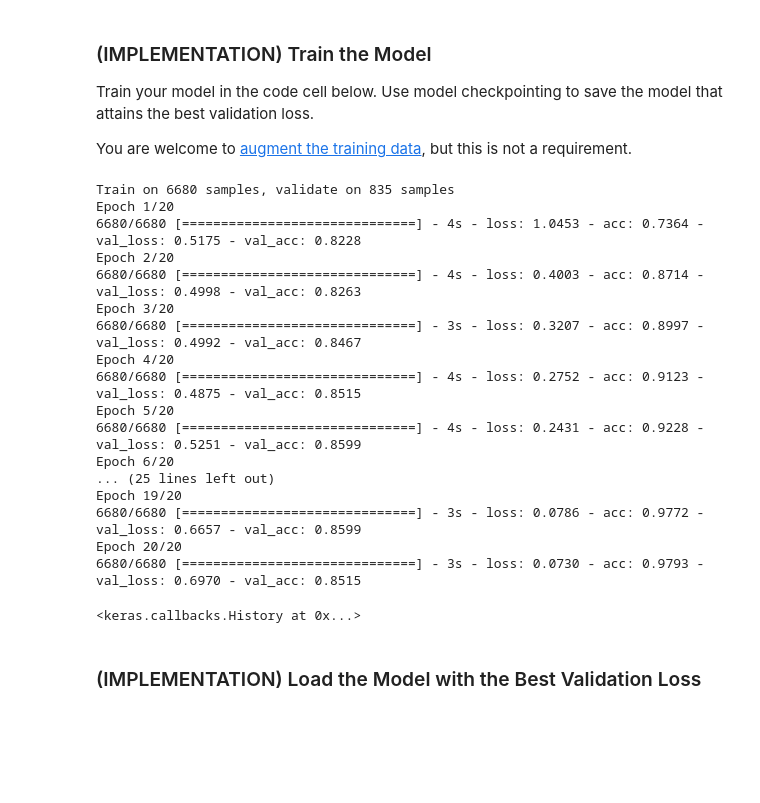
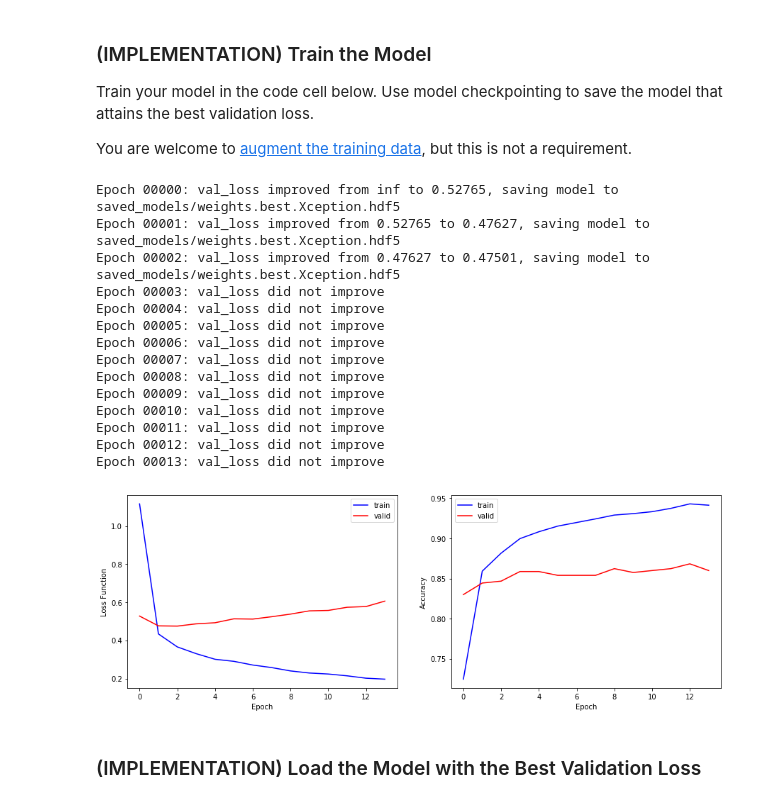
Before and after one commit to rouille/DogBreed, a Jupyter notebook: dog_app.ipynb, the cells around one changed output. Cells and saved outputs as stored; diff of their text form; code cells hidden in the pictures; blank space fills up the shorter version.

```diff
--- a/dog_app.ipynb
+++ b/dog_app.ipynb
@@ -644,11 +653,12 @@ __Question 5:__ Outline the steps you took to get to your final CNN architecture
 __Answer:__ The model uses the features from the pre-trained `Xception` model through transfer learning. The last convolutional output of the `Xception` model is fed as input to a global average pooling layer to reduce the spatial dimension. We finally use a fully connected layer that will reduce the number of nodes to 133 (the number of dog category). This final layer is equipped with a `'softmax'` activation function so we obtain probabilities.
 # %%
 ### TODO: Define your architecture.
-Xception_model = Sequential()
-Xception_model.add(GlobalAveragePooling2D(input_shape = train_Xception.shape[1:]) )
-Xception_model.add(Dense(133, activation = 'softmax') )
+Xception = Sequential()
+Xception.add(GlobalAveragePooling2D(input_shape = train_Xception.shape[1:]) )
+Xception.add(Dropout(0.25) )
+Xception.add(Dense(133, activation = 'softmax') )
 
-Xception_model.summary()
+Xception.summary()
 # %% [output]
 _________________________________________________________________
 Layer (type)                 Output Shape              Param #
@@ -673,32 +685,32 @@ Train your model in the code cell below.  Use model checkpointing to save the mo
 
 You are welcome to [augment the training data](https://blog.keras.io/building-powerful-image-classification-models-using-very-little-data.html), but this is not a requirement.
 # %%
-from keras.callbacks import ModelCheckpoint
+from keras.callbacks import ModelCheckpoint, EarlyStopping
 
 ### TODO: Train the model.
 checkpointer = ModelCheckpoint(filepath = 'saved_models/weights.best.Xception.hdf5', verbose = 1, save_best_only = True)
+checkimprovement = EarlyStopping(monitor = 'val_loss', min_delta = 0, patience = 10)
 
-Xception_model.fit(train_Xception, train_targets, validation_data = (valid_Xception, valid_targets),
-                   epochs = 20, batch_size = 20, callbacks = [checkpointer], verbose = 1)
+history_Xception = Xception.fit(train_Xception, train_targets, validation_data = (valid_Xception, valid_targets), epochs = 100, batch_size = 20, callbacks = [checkpointer,checkimprovement], verbose = 0)
 # %% [output]
-Train on 6680 samples, validate on 835 samples
-Epoch 1/20
-6680/6680 [==============================] - 4s - loss: 1.0453 - acc: 0.7364 - val_loss: 0.5175 - val_acc: 0.8228
-Epoch 2/20
-6680/6680 [==============================] - 4s - loss: 0.4003 - acc: 0.8714 - val_loss: 0.4998 - val_acc: 0.8263
-Epoch 3/20
-6680/6680 [==============================] - 3s - loss: 0.3207 - acc: 0.8997 - val_loss: 0.4992 - val_acc: 0.8467
-Epoch 4/20
-6680/6680 [==============================] - 4s - loss: 0.2752 - acc: 0.9123 - val_loss: 0.4875 - val_acc: 0.8515
-Epoch 5/20
-6680/6680 [==============================] - 4s - loss: 0.2431 - acc: 0.9228 - val_loss: 0.5251 - val_acc: 0.8599
-Epoch 6/20
-... (25 lines left out)
-Epoch 19/20
-6680/6680 [==============================] - 3s - loss: 0.0786 - acc: 0.9772 - val_loss: 0.6657 - val_acc: 0.8599
-Epoch 20/20
-6680/6680 [==============================] - 3s - loss: 0.0730 - acc: 0.9793 - val_loss: 0.6970 - val_acc: 0.8515
+Epoch 00000: val_loss improved from inf to 0.52765, saving model to saved_models/weights.best.Xception.hdf5
+Epoch 00001: val_loss improved from 0.52765 to 0.47627, saving model to saved_models/weights.best.Xception.hdf5
+Epoch 00002: val_loss improved from 0.47627 to 0.47501, saving model to saved_models/weights.best.Xception.hdf5
+Epoch 00003: val_loss did not improve
+Epoch 00004: val_loss did not improve
+Epoch 00005: val_loss did not improve
+Epoch 00006: val_loss did not improve
+Epoch 00007: val_loss did not improve
+Epoch 00008: val_loss did not improve
+Epoch 00009: val_loss did not improve
+Epoch 00010: val_loss did not improve
+Epoch 00011: val_loss did not improve
+Epoch 00012: val_loss did not improve
+Epoch 00013: val_loss did not improve
-<keras.callbacks.History at 0x...>
+# %%
+performance(history_Xception)
+# %% [output]
+[figure, added]
 # %% [markdown]
 ### (IMPLEMENTATION) Load the Model with the Best Validation Loss
 # %%
```
Also changed, not shown: parts of 22 cells of this notebook, 1 other file.
